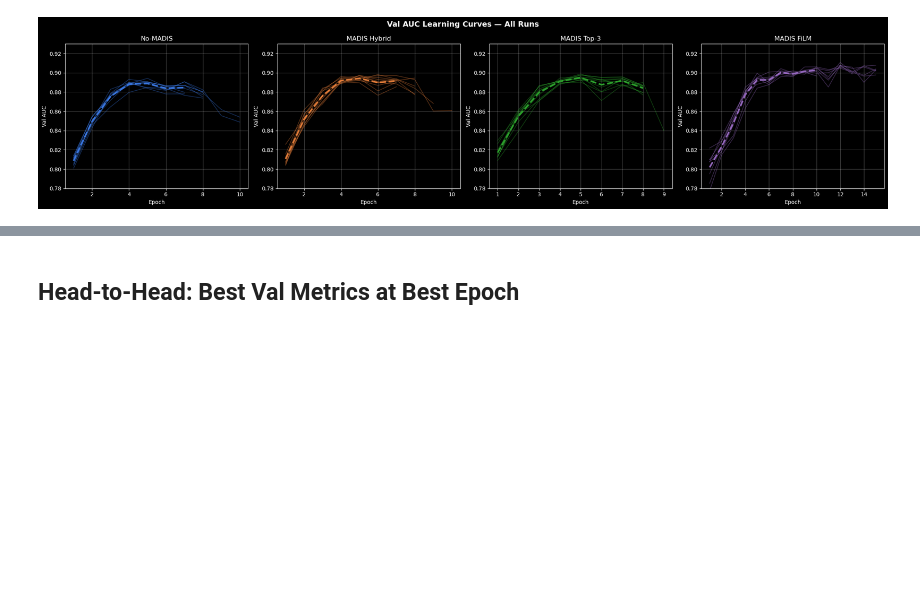
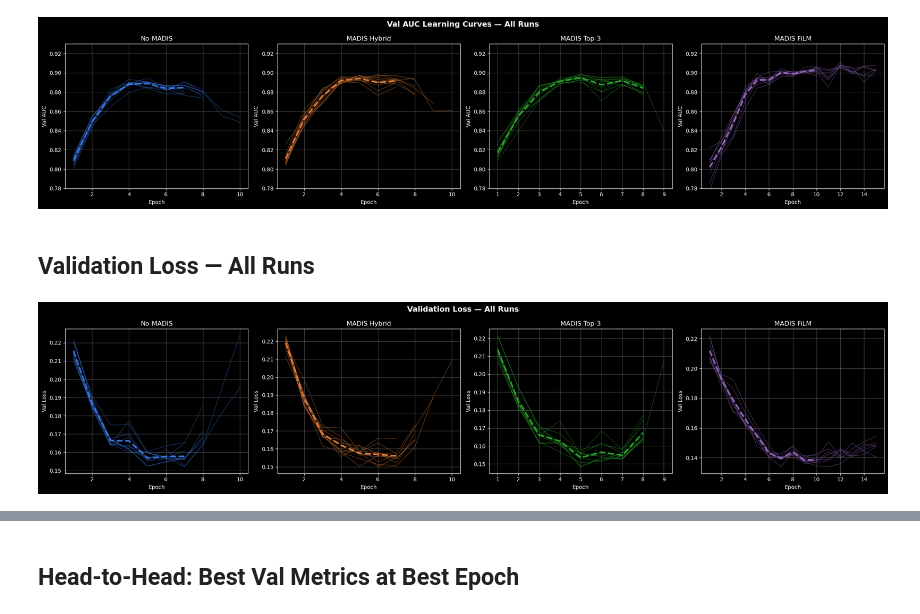
Before and after one commit to evanshabsove/tornet-with-pws, a Jupyter notebook: notebooks/july_21st_result_analysis.ipynb, the cells around one changed output, grey strips where cells are left out. Drawn from its saved outputs; the diff is of its cells as text; code cells hidden in the pictures; blank space fills up the shorter version.

Commit message:
Adding in a few extra graphs for presentation - documenting API

```diff
--- a/notebooks/july_21st_result_analysis.ipynb
+++ b/notebooks/july_21st_result_analysis.ipynb
@@ -194,3 +194,26 @@ plt.savefig('../results/july21_auc_curves.png', dpi=150, bbox_inches='tight')
 plt.show()
 # %% [output]
 [figure]
+# %% [markdown]
+## Validation Loss — All Runs
+# %%
+fig, axes = plt.subplots(1, 4, figsize=(22, 5))
+
+for ax, (runs, title, color) in zip(axes, run_groups):
+    for df in runs:
+        ax.plot(df.index, df['val_loss'], color=color, linewidth=1.2, alpha=0.4)
+    min_len = min(len(df) for df in runs)
+    mean_curve = np.mean([df['val_loss'].values[:min_len] for df in runs], axis=0)
+    ax.plot(range(1, min_len+1), mean_curve, color=color, linewidth=3,
+            linestyle='--', label='Mean', zorder=5)
+    ax.set_title(title, fontsize=12)
+    ax.set_xlabel('Epoch')
+    ax.set_ylabel('Val Loss')
+    ax.grid(True, alpha=0.3)
+
+plt.suptitle('Validation Loss — All Runs', fontsize=14, fontweight='bold')
+plt.tight_layout()
+plt.savefig('../results/july21_val_loss.png', dpi=150, bbox_inches='tight')
+plt.show()
+# %% [output]
+[figure, added]
```
Also changed, not shown: parts of 5 cells of this notebook, 10 other files.
